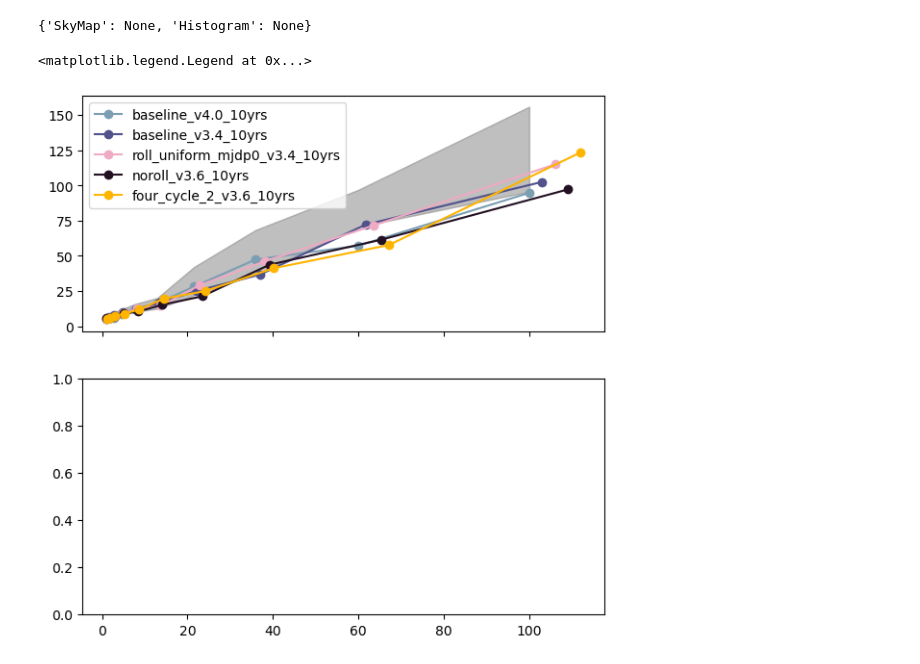
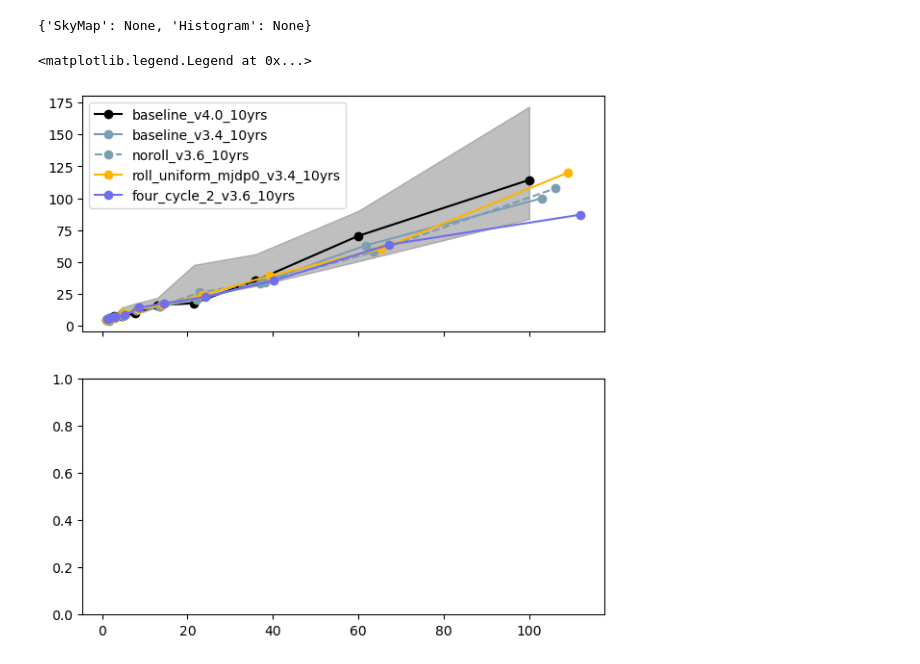
Before and after one commit to LSSTDESC/ObsStrat, a Jupyter notebook: code/meanz_uniformity/testing_rms.ipynb, the cells around one changed output. Drawn from its saved outputs; the diff is of its cells as text; code cells hidden in the pictures.

Commit message:
updated plotting colors

```diff
--- a/code/meanz_uniformity/testing_rms.ipynb
+++ b/code/meanz_uniformity/testing_rms.ipynb
@@ -79,33 +79,43 @@ rms_bundle.plot()
 # %% [output]
 {'SkyMap': None, 'Histogram': None}
 # %%
-
+import numpy as np
 from os.path import splitext, basename
 import matplotlib.pyplot as plt
 
 fig, axs = plt.subplots(2, 1, figsize=(7, 7), sharex=True)
 x=np.logspace(0,2,10)
 x.sort
 y=x+4
 sim_list = [
           '/pscratch/sd/r/rhlozek/rubin_sim_data/sim_baseline/baseline_v4.0_10yrs.db',
           '/pscratch/sd/r/rhlozek/rubin_sim_data/v3.4/sim_baseline/baseline_v3.4_10yrs.db',
-          '/pscratch/sd/r/rhlozek/rubin_sim_data/v3.4/uniform_roll/roll_uniform_mjdp0_v3.4_10yrs.db',
           '/pscratch/sd/r/rhlozek/rubin_sim_data/noroll/noroll_v3.6_10yrs.db',
+                    '/pscratch/sd/r/rhlozek/rubin_sim_data/v3.4/uniform_roll/roll_uniform_mjdp0_v3.4_10yrs.db',
         '/pscratch/sd/r/rhlozek/rubin_sim_data/four_cycle_2/four_cycle_2_v3.6_10yrs.db']
 
 name_list = [splitext(basename(sim))[0] for sim in sim_list]
-colors = ['#7C9EB2', '#52528C', '#EFAAC4', '#231123', '#FFB400']
+#7C9EB2 = baseline 3.4
+colors = ['#000000','#7C9EB2',  '#7C9EB2','#FFB400','#6f6fed']
+
+#7C9EB2 = baseline 3.4
+#7C9EB2 (dashed) = baseline 3.4
+#6f6fed = baseline 4.0 four cycle
+#FFB400 = uniform 3.4
+#000000 = baseline 4.0
+
+
+lines=['-', '-', '--', '-', '-']
 for i, run_name in enumerate(name_list):
 
-    axs[0].plot(x+0.03*x*i,y*(1+0.1*np.random.randn(len(x))), marker='o', color=colors[i], label=run_name)
+    axs[0].plot(x+0.03*x*i,y*(1+0.1*np.random.randn(len(x))), marker='o', color=colors[i], linestyle=lines[i], label=run_name)
     #axs[0].plot(years, results_sigma8_squared_bias[run_name], label=run_name, marker='o', color=colors[i])
 axs[0].fill_between(x,0.85*y*(1+0.1*np.random.randn(len(x))), 1.5*y*(1+0.1*np.random.randn(len(x))), alpha=0.5, color='grey')
 axs[0].legend()
 
 # results_sigma8_squared_bias.keys()
 # axs[1].set_xlabel('Years')
 # axs[0].set_ylabel('Bias in sigma8 in units of sigmas')
 # %% [output]
 <matplotlib.legend.Legend at 0x...>
-[figure, old version]
+[figure, new version]
```
